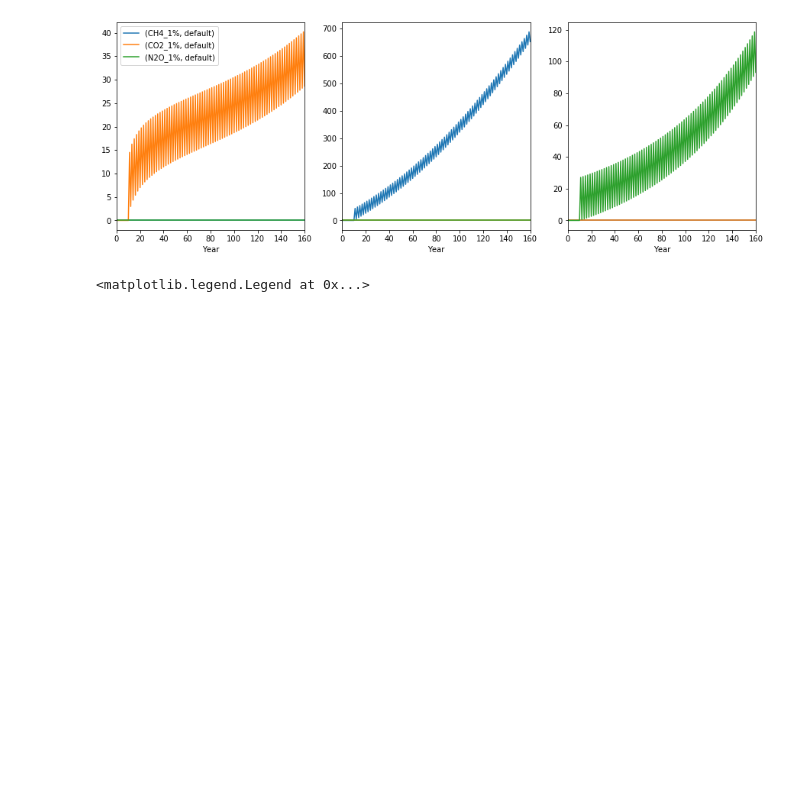
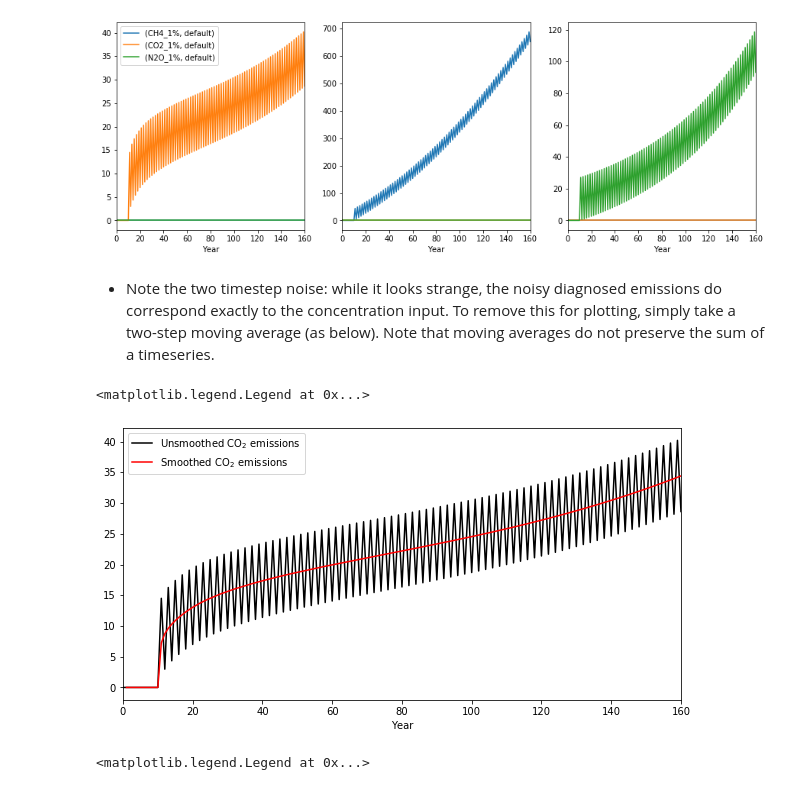
Before and after one commit to njleach/GIR, a Jupyter notebook: GIR/GIR_example_notebook.ipynb, the cells around one changed output. Drawn from its saved outputs; the diff is of its cells as text; code cells hidden in the pictures; blank space fills up the shorter version.

```diff
--- a/GIR/GIR_example_notebook.ipynb
+++ b/GIR/GIR_example_notebook.ipynb
@@ -251,6 +251,18 @@ ax[0].legend()
 # %% [output]
 <matplotlib.legend.Legend at 0x...>
 [figure]
+# %% [markdown]
+- Note the two timestep noise: while it looks strange, the noisy diagnosed emissions do correspond exactly to the concentration input. To remove this for plotting, simply take a two-step moving average (as below). Note that moving averages do not preserve the sum of a timeseries.
+# %%
+fig,ax = plt.subplots(1,figsize=(10,5))
+
+concentration_only_test_results['Emissions'].xs('CO2',level=-1,axis=1)['CO2_1%']['default'].plot(ax=ax,legend=False,c='k',label='Unsmoothed CO$_2$ emissions')
+concentration_only_test_results['Emissions'].xs('CO2',level=-1,axis=1)['CO2_1%']['default'].rolling(2).mean().plot(ax=ax,legend=False,c='r',label='Smoothed CO$_2$ emissions')
+
+ax.legend()
+# %% [output]
+<matplotlib.legend.Legend at 0x...>
+[figure, added]
 # %%
 # Example TCRE plot
 
```
Also changed, not shown: parts of 9 cells of this notebook, 1 other file.
